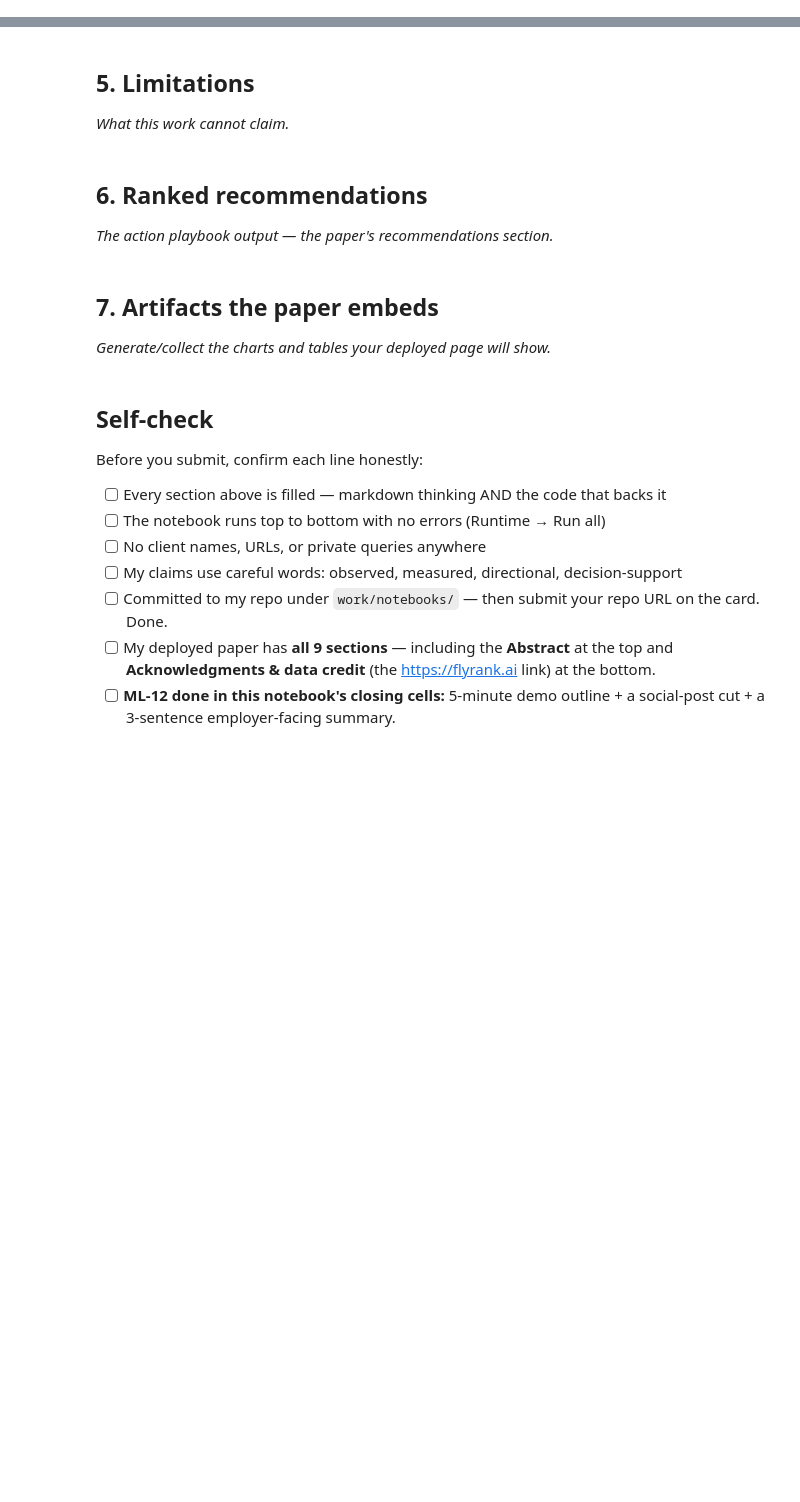
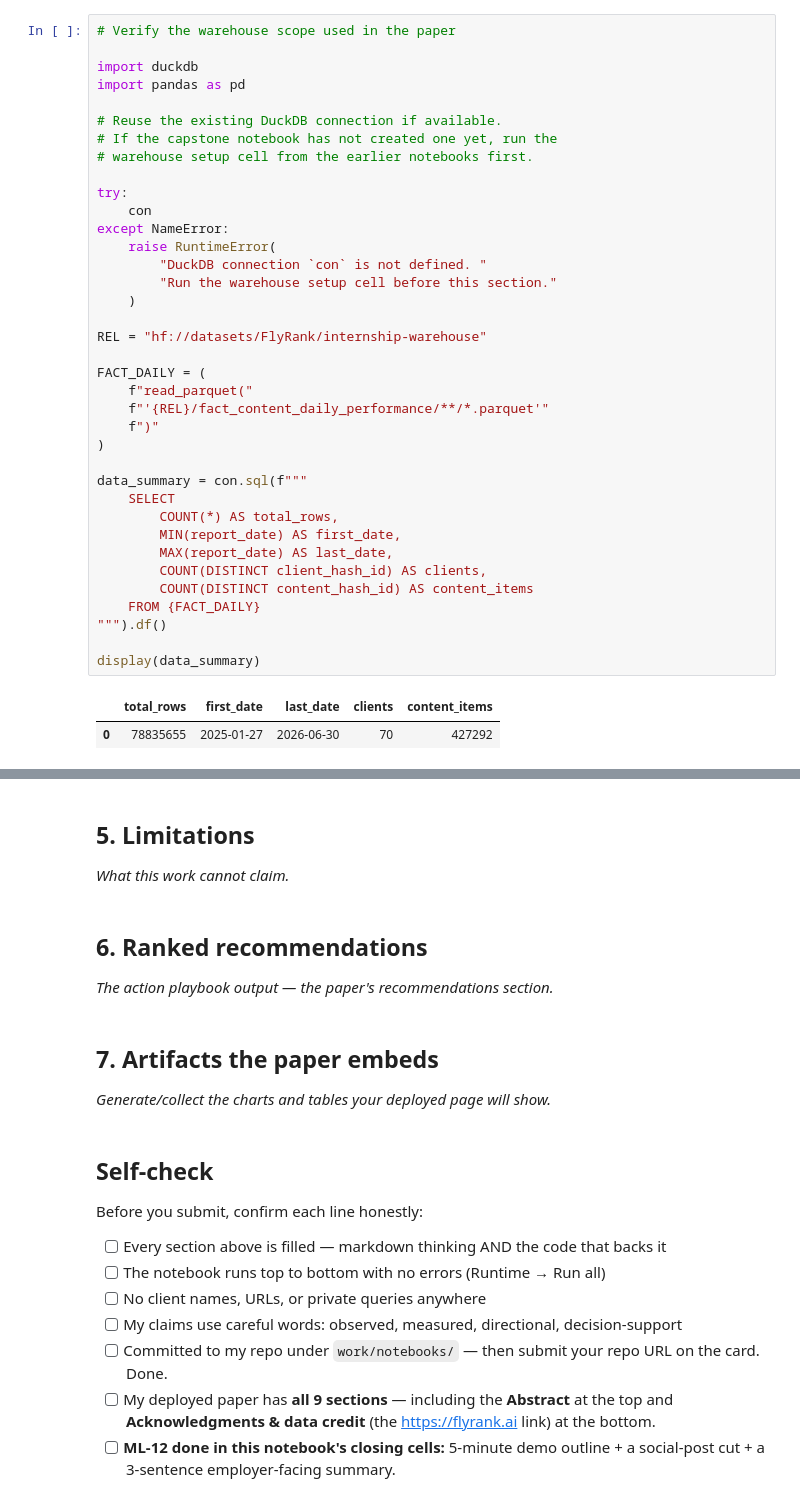
Before and after one commit to girishpatil935/ML_Internship, a Jupyter notebook: work/notebooks/capstone.ipynb, the cells around one changed output, grey strips where cells are left out. Saved outputs shown, nothing was run; the diff lists cells and outputs as text; blank space fills up the shorter version.

```diff
--- a/work/notebooks/capstone.ipynb
+++ b/work/notebooks/capstone.ipynb
@@ -24,0 +180,40 @@ This skeleton is yours to fill. Work the sections **in order** — each one has
+# %%
+# Verify the warehouse scope used in the paper
+
+import duckdb
+import pandas as pd
+
+# Reuse the existing DuckDB connection if available.
+# If the capstone notebook has not created one yet, run the
+# warehouse setup cell from the earlier notebooks first.
+
+try:
+    con
+except NameError:
+    raise RuntimeError(
+        "DuckDB connection `con` is not defined. "
+        "Run the warehouse setup cell before this section."
+    )
+
+REL = "hf://datasets/FlyRank/internship-warehouse"
+
+FACT_DAILY = (
+    f"read_parquet("
+    f"'{REL}/fact_content_daily_performance/**/*.parquet'"
+    f")"
+)
+
+data_summary = con.sql(f"""
+    SELECT
+        COUNT(*) AS total_rows,
+        MIN(report_date) AS first_date,
+        MAX(report_date) AS last_date,
+        COUNT(DISTINCT client_hash_id) AS clients,
+        COUNT(DISTINCT content_hash_id) AS content_items
+    FROM {FACT_DAILY}
+""").df()
+
+display(data_summary)
+# %% [output]
+|  | total_rows | first_date | last_date | clients | content_items |
+| 0 | 78835655 | 2025-01-27 | 2026-06-30 | 70 | 427292 |
```
Also changed, not shown: parts of 14 cells of this notebook.
